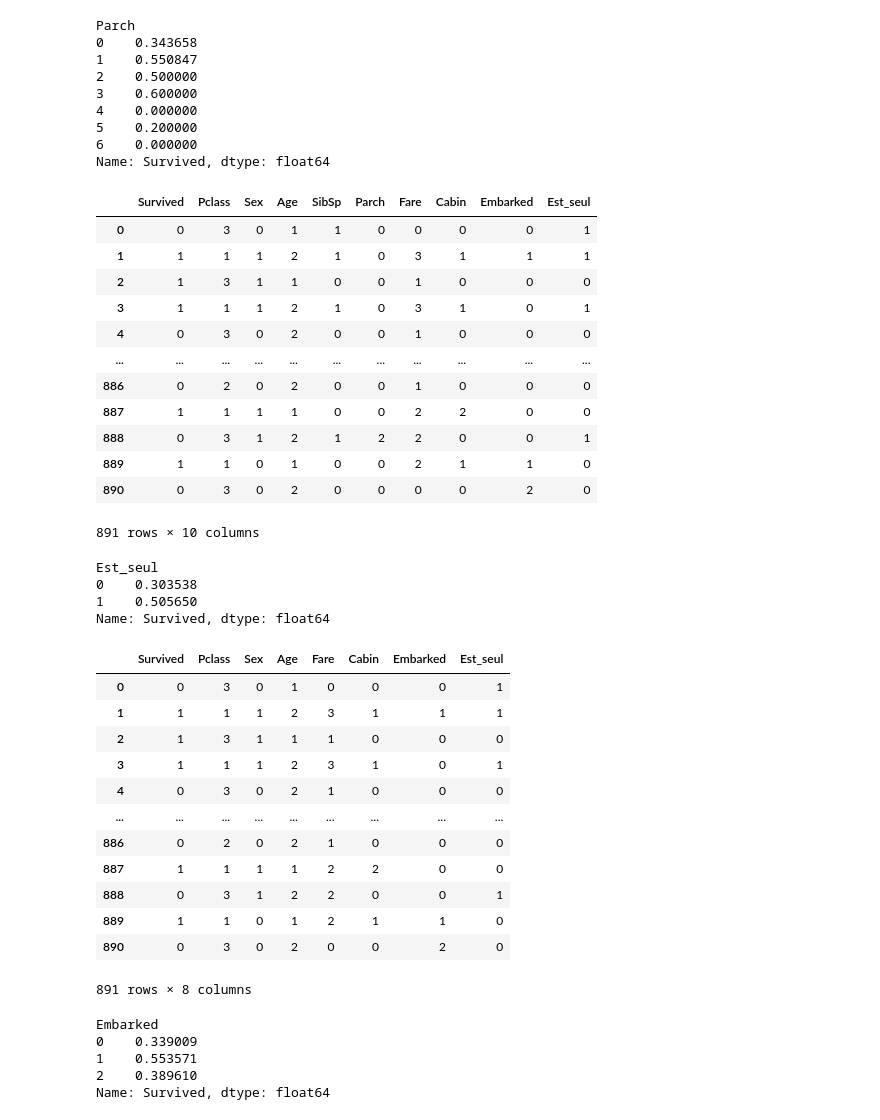
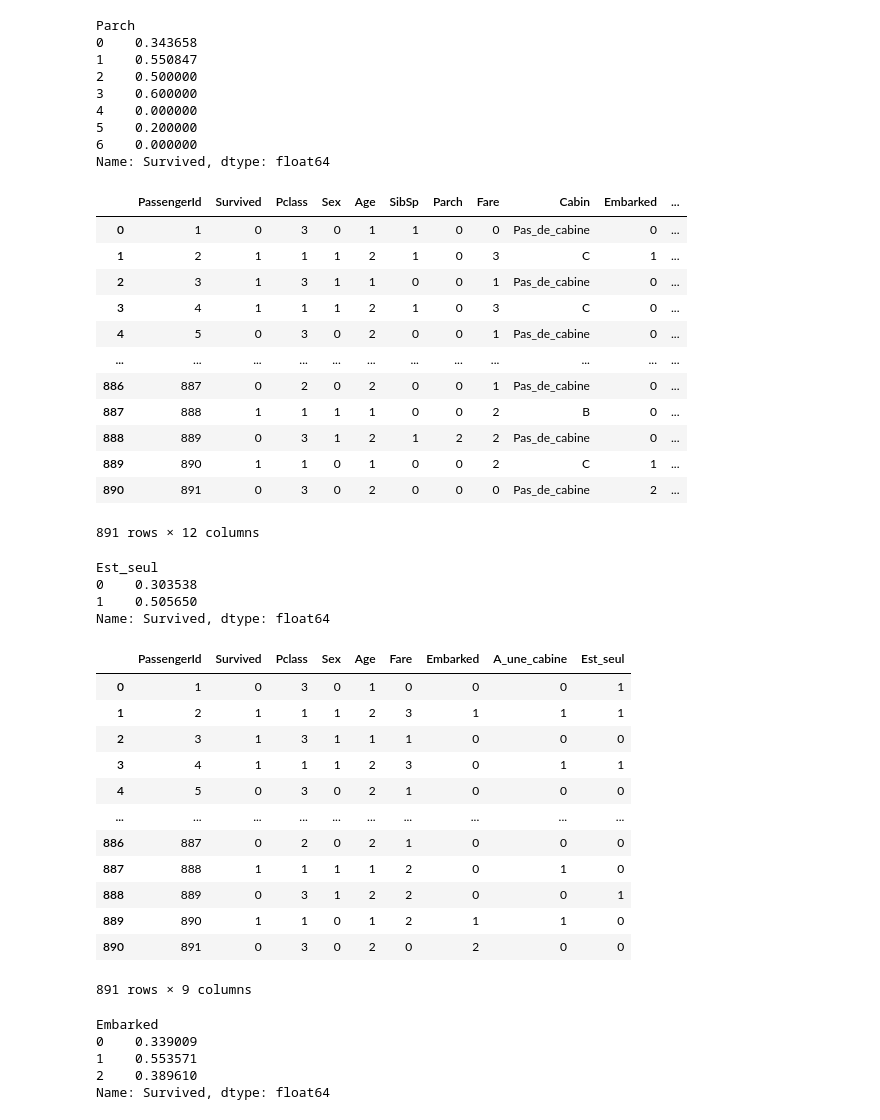
Before and after one commit to matysekf99/titanic_kaggle, a Jupyter notebook: titanic_ml.ipynb, the cells around one changed output. Saved outputs shown, nothing was run; the diff lists cells and outputs as text; code cells hidden in the pictures.

```diff
--- a/titanic_ml.ipynb
+++ b/titanic_ml.ipynb
@@ -212,6 +216,3 @@ df_train
 | 889 | 890 | 1 | 1 | male | 26.000000 | 0 | 0 | 111369 | 30.0000 | C | ... |
 | 890 | 891 | 0 | 3 | male | 32.000000 | 0 | 0 | 370376 | 7.7500 | Pas_de_cabine | ... |
 891 rows × 11 columns
-# %%
-df_train = df_train.drop(['PassengerId'], axis=1)
-df_train
@@ -341,6 +344,7 @@ G                  4
 T                  1
 Name: Cabin, dtype: int64
 # %%
-df_train['Cabin'] = df_train['Cabin'].replace({'Pas_de_cabine': 0, 'C': 1,'B':2,'D': 3, 'E': 4,'A':5,'F': 6, 'G': 7,'T':8})
+df_train['A_une_cabine'] = 0
+df_train.loc[(df_train['Cabin'] != 'Pas_de_cabine'), 'A_une_cabine'] = 1
 df_train
 # %% [output]
@@ -630,19 +634,19 @@ df_train['Est_seul'] = 0
 df_train.loc[(df_train['Parch'] > 0) | (df_train['SibSp'] > 0), 'Est_seul'] = 1
 df_train
 # %% [output]
-|  | Survived | Pclass | Sex | Age | SibSp | Parch | Fare | Cabin | Embarked | Est_seul |
-| 0 | 0 | 3 | 0 | 1 | 1 | 0 | 0 | 0 | 0 | 1 |
-| 1 | 1 | 1 | 1 | 2 | 1 | 0 | 3 | 1 | 1 | 1 |
-| 2 | 1 | 3 | 1 | 1 | 0 | 0 | 1 | 0 | 0 | 0 |
-| 3 | 1 | 1 | 1 | 2 | 1 | 0 | 3 | 1 | 0 | 1 |
-| 4 | 0 | 3 | 0 | 2 | 0 | 0 | 1 | 0 | 0 | 0 |
-| ... | ... | ... | ... | ... | ... | ... | ... | ... | ... | ... |
-| 886 | 0 | 2 | 0 | 2 | 0 | 0 | 1 | 0 | 0 | 0 |
-| 887 | 1 | 1 | 1 | 1 | 0 | 0 | 2 | 2 | 0 | 0 |
-| 888 | 0 | 3 | 1 | 2 | 1 | 2 | 2 | 0 | 0 | 1 |
-| 889 | 1 | 1 | 0 | 1 | 0 | 0 | 2 | 1 | 1 | 0 |
-| 890 | 0 | 3 | 0 | 2 | 0 | 0 | 0 | 0 | 2 | 0 |
+|  | PassengerId | Survived | Pclass | Sex | Age | SibSp | Parch | Fare | Cabin | Embarked | ... |
+| 0 | 1 | 0 | 3 | 0 | 1 | 1 | 0 | 0 | Pas_de_cabine | 0 | ... |
+| 1 | 2 | 1 | 1 | 1 | 2 | 1 | 0 | 3 | C | 1 | ... |
+| 2 | 3 | 1 | 3 | 1 | 1 | 0 | 0 | 1 | Pas_de_cabine | 0 | ... |
+| 3 | 4 | 1 | 1 | 1 | 2 | 1 | 0 | 3 | C | 0 | ... |
+| 4 | 5 | 0 | 3 | 0 | 2 | 0 | 0 | 1 | Pas_de_cabine | 0 | ... |
+| ... | ... | ... | ... | ... | ... | ... | ... | ... | ... | ... | ... |
+| 886 | 887 | 0 | 2 | 0 | 2 | 0 | 0 | 1 | Pas_de_cabine | 0 | ... |
+| 887 | 888 | 1 | 1 | 1 | 1 | 0 | 0 | 2 | B | 0 | ... |
+| 888 | 889 | 0 | 3 | 1 | 2 | 1 | 2 | 2 | Pas_de_cabine | 0 | ... |
+| 889 | 890 | 1 | 1 | 0 | 1 | 0 | 0 | 2 | C | 1 | ... |
+| 890 | 891 | 0 | 3 | 0 | 2 | 0 | 0 | 0 | Pas_de_cabine | 2 | ... |
-891 rows × 10 columns
+891 rows × 12 columns
 # %%
 estseul_groupby = df_train.groupby('Est_seul')['Survived'].mean()
 estseul_groupby
@@ -654,19 +658,20 @@ Name: Survived, dtype: float64
 # %%
 df_train.drop('Parch', inplace=True, axis=1)
 df_train.drop('SibSp', inplace=True, axis=1)
+df_train.drop('Cabin', inplace=True, axis=1)
 df_train
 # %% [output]
-|  | Survived | Pclass | Sex | Age | Fare | Cabin | Embarked | Est_seul |
-| 0 | 0 | 3 | 0 | 1 | 0 | 0 | 0 | 1 |
-| 1 | 1 | 1 | 1 | 2 | 3 | 1 | 1 | 1 |
-| 2 | 1 | 3 | 1 | 1 | 1 | 0 | 0 | 0 |
-| 3 | 1 | 1 | 1 | 2 | 3 | 1 | 0 | 1 |
-| 4 | 0 | 3 | 0 | 2 | 1 | 0 | 0 | 0 |
-| ... | ... | ... | ... | ... | ... | ... | ... | ... |
-| 886 | 0 | 2 | 0 | 2 | 1 | 0 | 0 | 0 |
-| 887 | 1 | 1 | 1 | 1 | 2 | 2 | 0 | 0 |
-| 888 | 0 | 3 | 1 | 2 | 2 | 0 | 0 | 1 |
-| 889 | 1 | 1 | 0 | 1 | 2 | 1 | 1 | 0 |
-| 890 | 0 | 3 | 0 | 2 | 0 | 0 | 2 | 0 |
+|  | PassengerId | Survived | Pclass | Sex | Age | Fare | Embarked | A_une_cabine | Est_seul |
+| 0 | 1 | 0 | 3 | 0 | 1 | 0 | 0 | 0 | 1 |
+| 1 | 2 | 1 | 1 | 1 | 2 | 3 | 1 | 1 | 1 |
+| 2 | 3 | 1 | 3 | 1 | 1 | 1 | 0 | 0 | 0 |
+| 3 | 4 | 1 | 1 | 1 | 2 | 3 | 0 | 1 | 1 |
+| 4 | 5 | 0 | 3 | 0 | 2 | 1 | 0 | 0 | 0 |
+| ... | ... | ... | ... | ... | ... | ... | ... | ... | ... |
+| 886 | 887 | 0 | 2 | 0 | 2 | 1 | 0 | 0 | 0 |
+| 887 | 888 | 1 | 1 | 1 | 1 | 2 | 0 | 1 | 0 |
+| 888 | 889 | 0 | 3 | 1 | 2 | 2 | 0 | 0 | 1 |
+| 889 | 890 | 1 | 1 | 0 | 1 | 2 | 1 | 1 | 0 |
+| 890 | 891 | 0 | 3 | 0 | 2 | 0 | 2 | 0 | 0 |
-891 rows × 8 columns
+891 rows × 9 columns
 # %%
```
Also changed, not shown: parts of 55 cells of this notebook, 1 other file.
